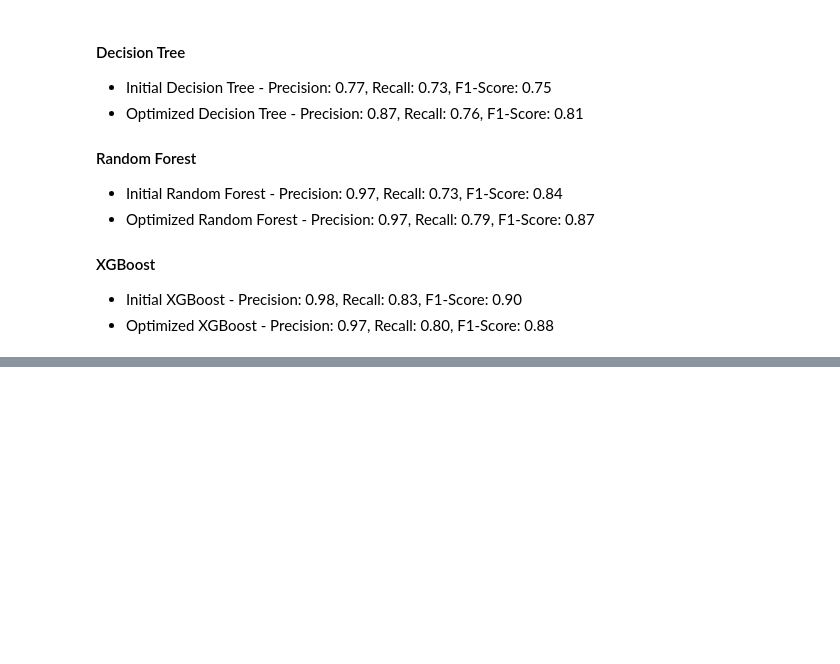
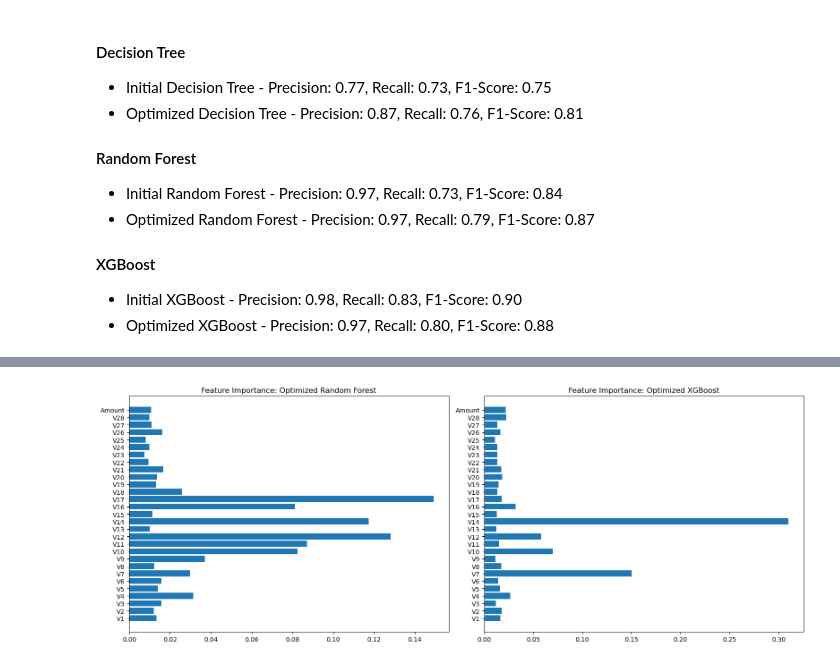
Before and after one commit to dmusili/creditcardfrauddetection, a Jupyter notebook: fraud-detection.ipynb, the cells around one changed output, grey strips where cells are left out. Drawn from its saved outputs; the diff is of its cells as text; code cells hidden in the pictures; blank space fills up the shorter version.

```diff
--- a/fraud-detection.ipynb
+++ b/fraud-detection.ipynb
@@ -170,0 +194,24 @@ Optimized XGBoost - Precision: 0.97, Recall: 0.80, F1-Score: 0.88
+# %%
+# Assuming best_rf and best_xgb are your optimized Random Forest and XGBoost models
+feature_importances_rf = best_rf.feature_importances_
+feature_importances_xgb = best_xgb.feature_importances_
+
+# Plotting
+fig, axs = plt.subplots(1, 2, figsize=(16, 6))
+
+# Random Forest
+axs[0].barh(range(len(feature_importances_rf)), feature_importances_rf)
+axs[0].set_yticks(range(len(X.columns)))
+axs[0].set_yticklabels(X.columns)
+axs[0].set_title('Feature Importance: Optimized Random Forest')
+
+# XGBoost
+axs[1].barh(range(len(feature_importances_xgb)), feature_importances_xgb)
+axs[1].set_yticks(range(len(X.columns)))
+axs[1].set_yticklabels(X.columns)
+axs[1].set_title('Feature Importance: Optimized XGBoost')
+
+plt.tight_layout()
+plt.show()
+# %% [output]
+[figure, added]
```
Also changed, not shown: parts of 2 cells of this notebook, 2 other files.
